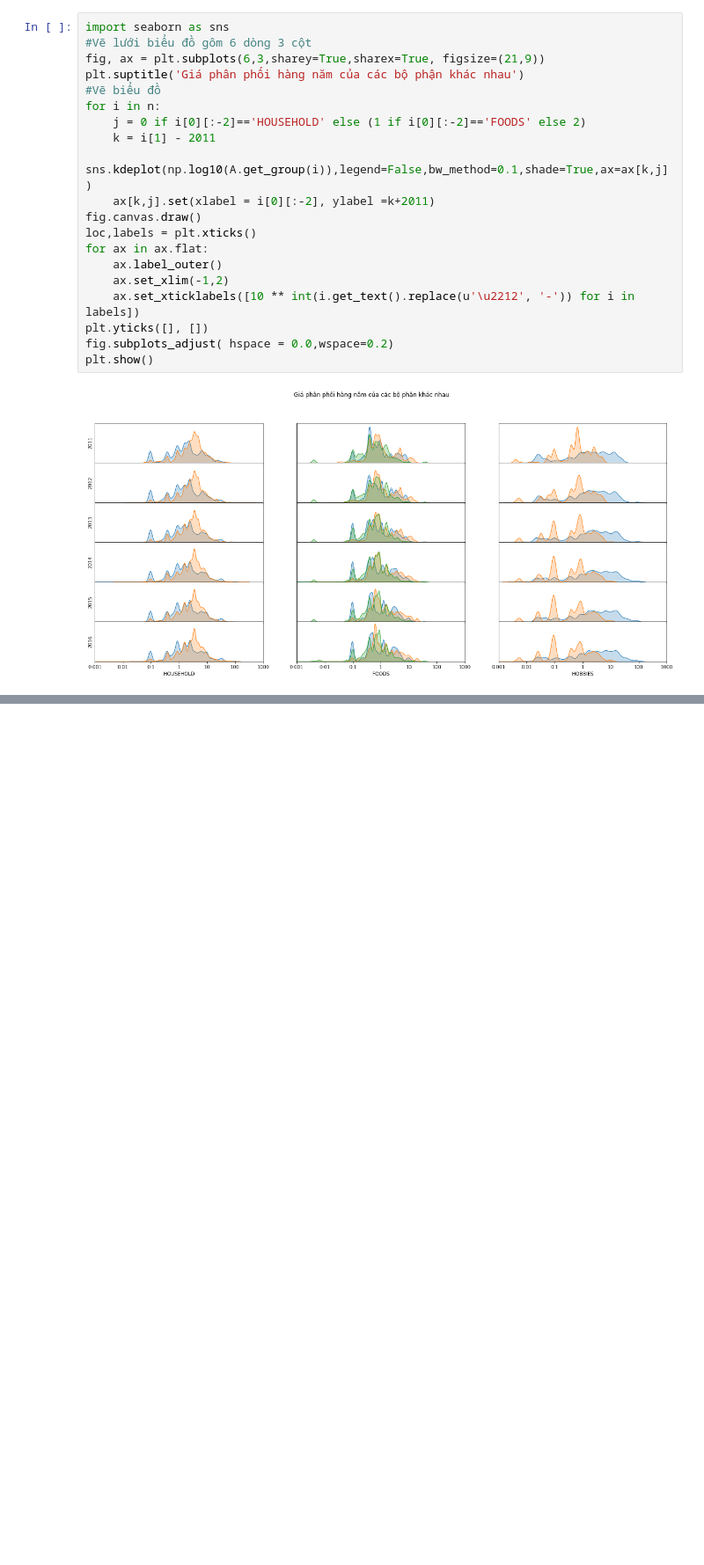
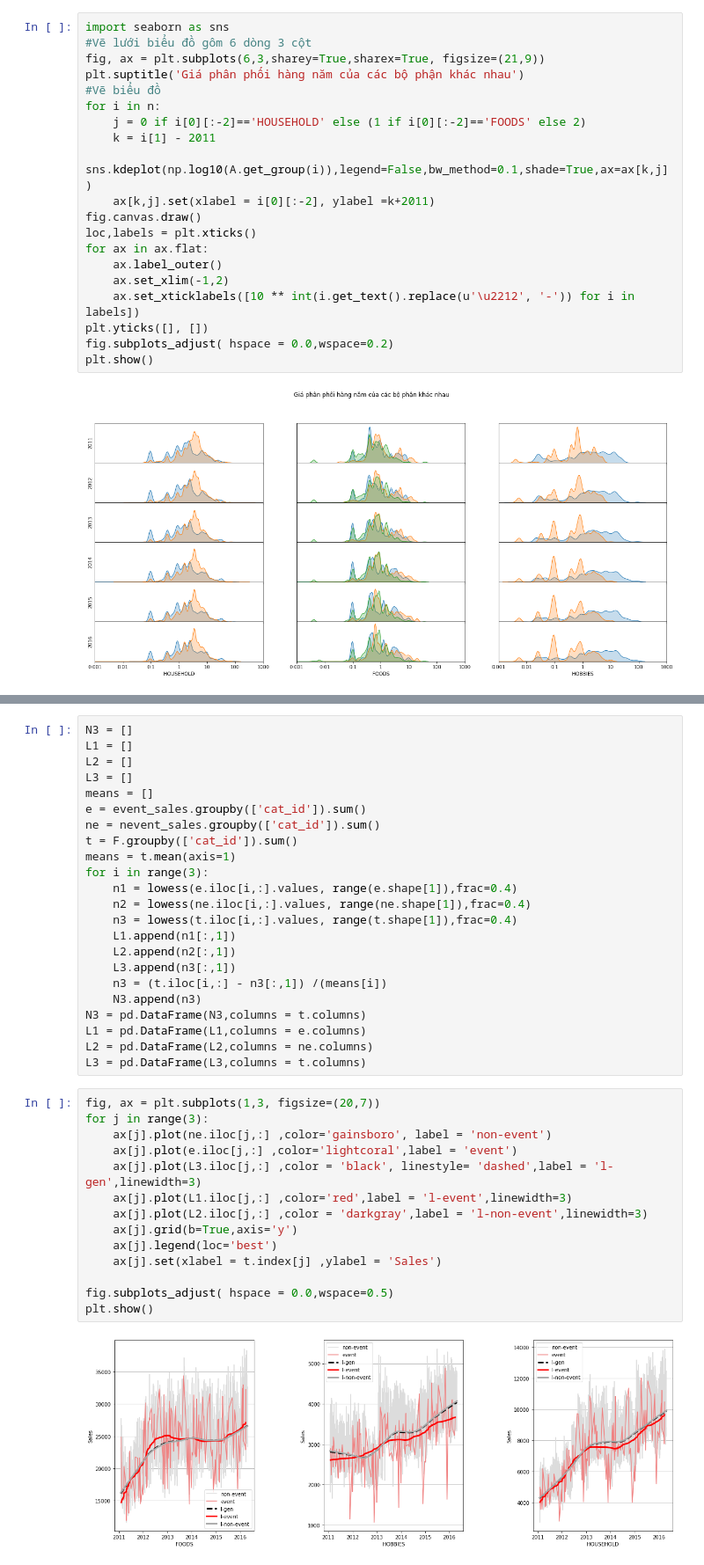
Before and after one commit to HienNguyenMinh/PythonAssignment, a Jupyter notebook: BaiTap2.ipynb, the cells around one changed output, grey strips where cells are left out. Shown at 88% size. Drawn from its saved outputs; the diff is of its cells as text; blank space fills up the shorter version.

```diff
--- a/BaiTap2.ipynb
+++ b/BaiTap2.ipynb
@@ -700,0 +715,39 @@ plt.show()
+# %%
+N3 = []
+L1 = []
+L2 = []
+L3 = []
+means = []
+e = event_sales.groupby(['cat_id']).sum()
+ne = nevent_sales.groupby(['cat_id']).sum()
+t = F.groupby(['cat_id']).sum()
+means = t.mean(axis=1)
+for i in range(3):
+    n1 = lowess(e.iloc[i,:].values, range(e.shape[1]),frac=0.4)
+    n2 = lowess(ne.iloc[i,:].values, range(ne.shape[1]),frac=0.4)
+    n3 = lowess(t.iloc[i,:].values, range(t.shape[1]),frac=0.4)
+    L1.append(n1[:,1])
+    L2.append(n2[:,1])
+    L3.append(n3[:,1])
+    n3 = (t.iloc[i,:] - n3[:,1]) /(means[i])
+    N3.append(n3)
+N3 = pd.DataFrame(N3,columns = t.columns)
+L1 = pd.DataFrame(L1,columns = e.columns)
+L2 = pd.DataFrame(L2,columns = ne.columns)
+L3 = pd.DataFrame(L3,columns = t.columns)
+# %%
+fig, ax = plt.subplots(1,3, figsize=(20,7))
+for j in range(3):
+    ax[j].plot(ne.iloc[j,:] ,color='gainsboro', label = 'non-event')
+    ax[j].plot(e.iloc[j,:] ,color='lightcoral',label = 'event')
+    ax[j].plot(L3.iloc[j,:] ,color = 'black', linestyle= 'dashed',label = 'l-gen',linewidth=3)
+    ax[j].plot(L1.iloc[j,:] ,color='red',label = 'l-event',linewidth=3)
+    ax[j].plot(L2.iloc[j,:] ,color = 'darkgray',label = 'l-non-event',linewidth=3)
+    ax[j].grid(b=True,axis='y')
+    ax[j].legend(loc='best')
+    ax[j].set(xlabel = t.index[j] ,ylabel = 'Sales')
+
+fig.subplots_adjust( hspace = 0.0,wspace=0.5)
+plt.show()
+# %% [output]
+[figure, added]
```
Also changed, not shown: parts of 2 cells of this notebook.
